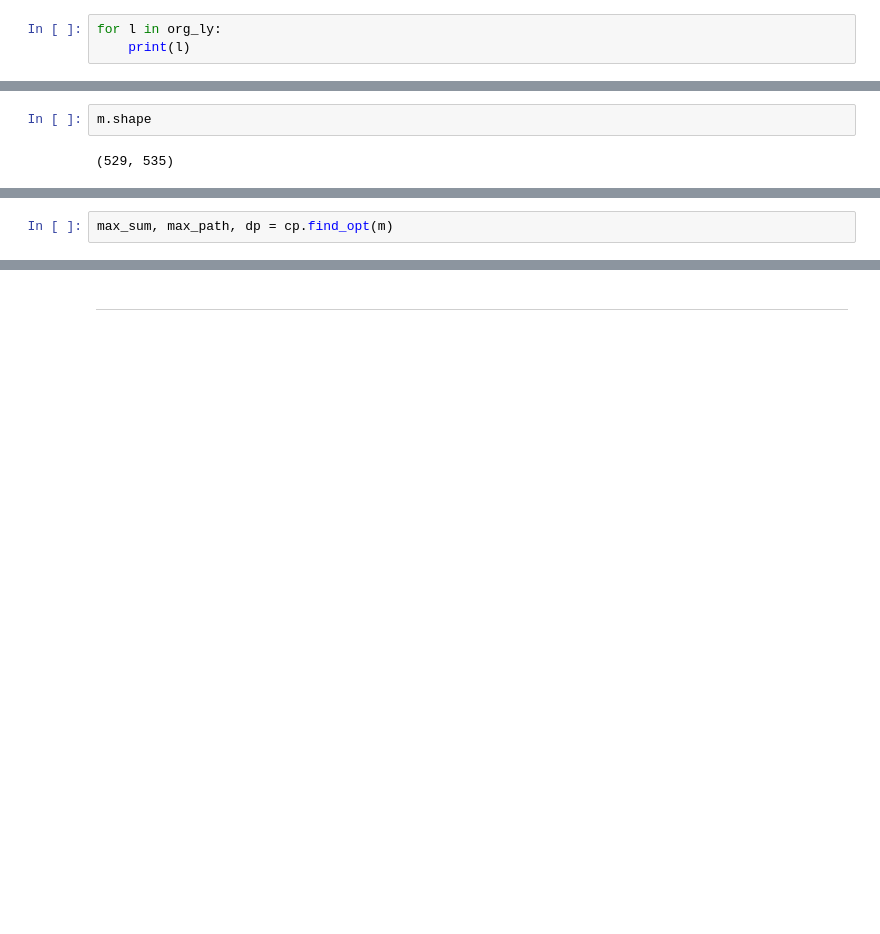
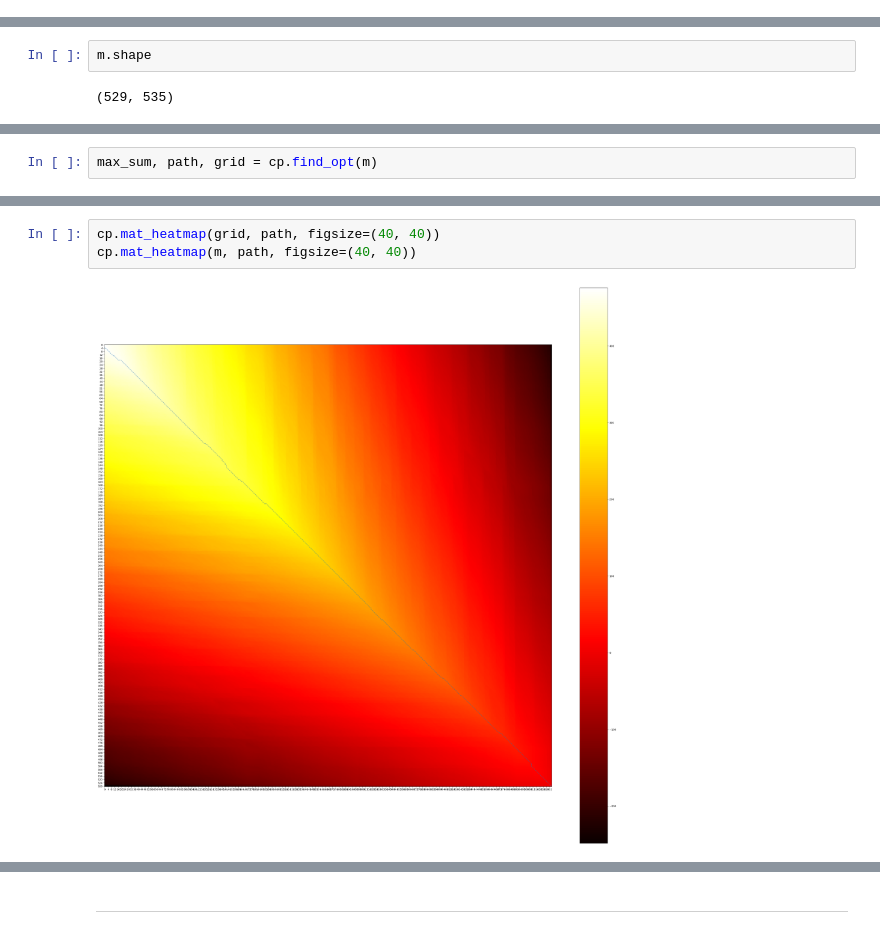
Before and after one commit to naniri04/Vocal_Recognition, a Jupyter notebook: vocal_recog.ipynb, the cells around one changed output, grey strips where cells are left out. Saved outputs shown, nothing was run; the diff lists cells and outputs as text; blank space fills up the shorter version.

```diff
--- a/vocal_recog.ipynb
+++ b/vocal_recog.ipynb
@@ -118,3 +97,0 @@ gen_ly
-# %%
-for l in org_ly:
-    print(l)
@@ -150,4 +122,4 @@ importlib.reload(cp)
 # %%
-max_sum, max_path, dp = cp.find_opt(m)
+max_sum, path, grid = cp.find_opt(m)
 # %% [output]
 529 x 535
@@ -175,0 +126,5 @@ KeyboardInterrupt:
+# %%
+cp.mat_heatmap(grid, path, figsize=(40, 40))
+cp.mat_heatmap(m, path, figsize=(40, 40))
+# %% [output]
+[figure, added]
```
Also changed, not shown: parts of 11 cells of this notebook, 4 other files.
